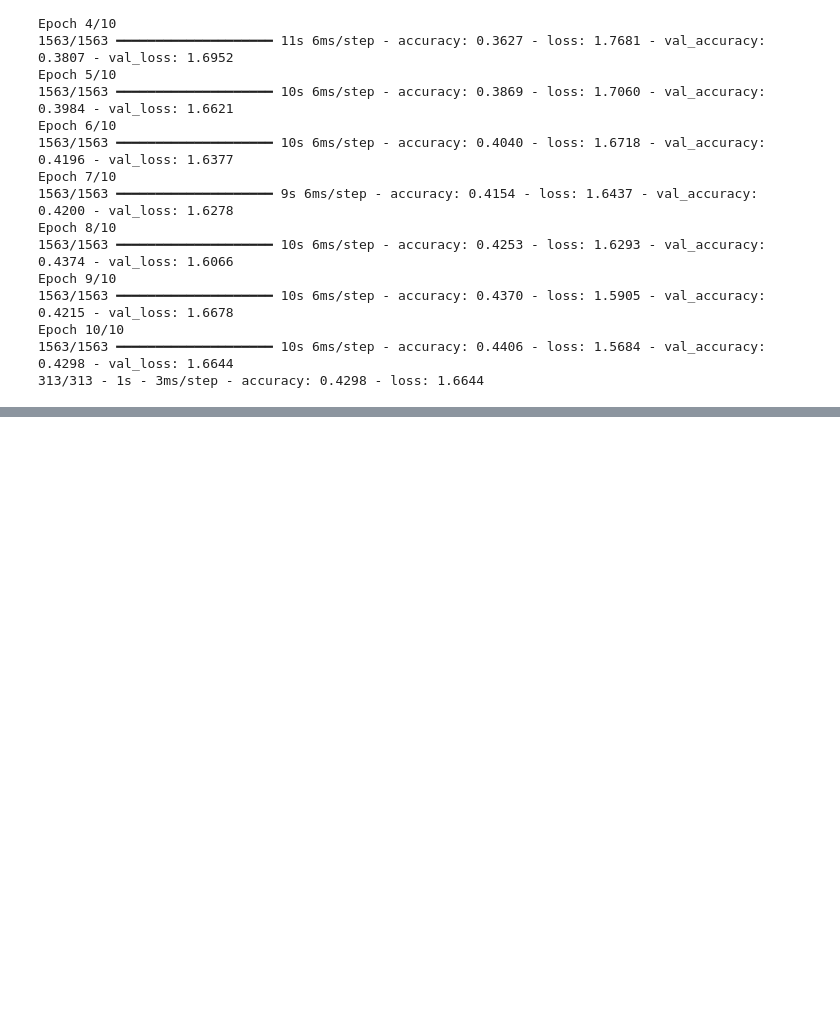
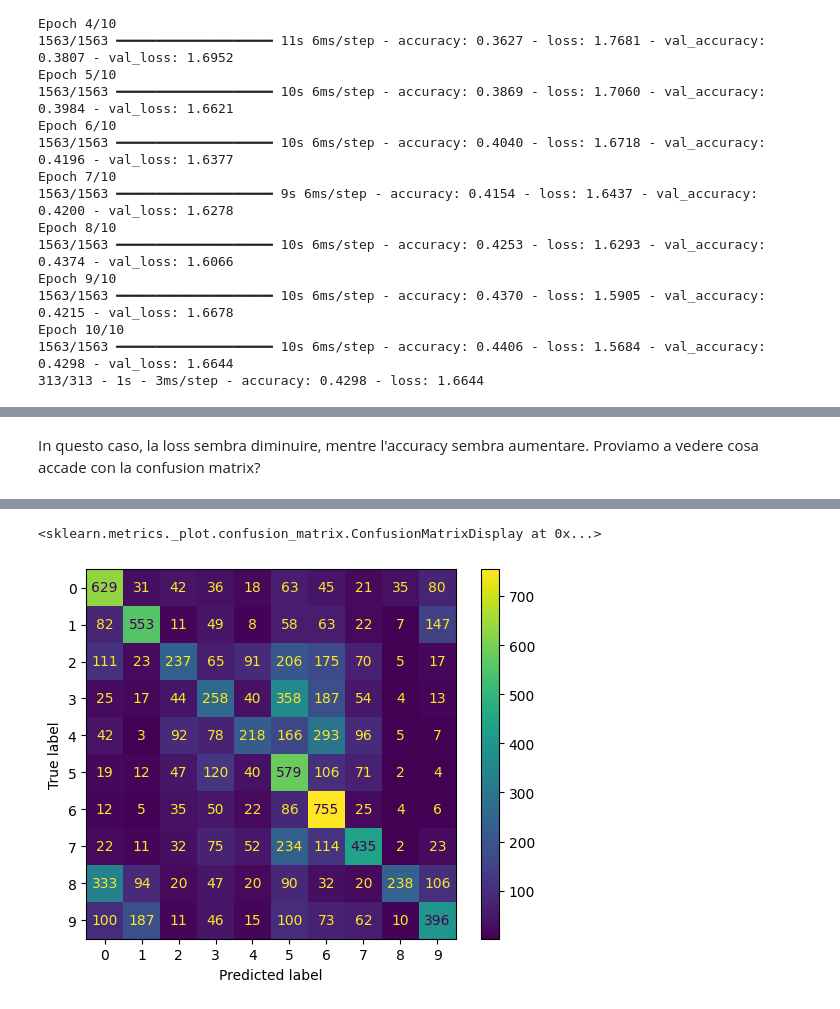
Before and after one commit to anhelus/ai-notebook, a Jupyter notebook: image_classification.ipynb, the cells around one changed output, grey strips where cells are left out. Cells and saved outputs as stored; diff of their text form; code cells hidden in the pictures; blank space fills up the shorter version.

```diff
--- a/image_classification.ipynb
+++ b/image_classification.ipynb
@@ -120,22 +110,0 @@ disp.plot()
-# %%
-model = tf.keras.Sequential([
-    tf.keras.layers.Input((32, 32, 3)),
-    tf.keras.layers.Conv2D(256, 3, 3, activation='relu'),
-    tf.keras.layers.Conv2D(128, 3, 3, activation='relu'),
-    tf.keras.layers.MaxPool2D(),
-    tf.keras.layers.Flatten(),
-    tf.keras.layers.Dense(10),
-    tf.keras.layers.Softmax()
-])
-
-model.compile(optimizer='adam',
-              loss=tf.keras.losses.SparseCategoricalCrossentropy(from_logits=True),
-              metrics=['accuracy'])
-
-model.fit(
-    train_images,
-    train_labels,
-    validation_data=(test_images, test_labels),
-    epochs=10)
-
-test_loss, test_acc = model.evaluate(test_images,  test_labels, verbose=2)
@@ -156,0 +111,5 @@ disp.plot()
+# %% [markdown]
+In questo caso, la loss sembra diminuire, mentre l'accuracy sembra aumentare. Proviamo a vedere cosa accade con la confusion matrix?
+# %%
+plot_cm(model, test_images, test_labels, classes=classes)
+# %% [output]
@@ -156,0 +117,2 @@ disp.plot()
+<sklearn.metrics._plot.confusion_matrix.ConfusionMatrixDisplay at 0x...>
+[figure, added]
```
Also changed, not shown: parts of 15 cells of this notebook.
